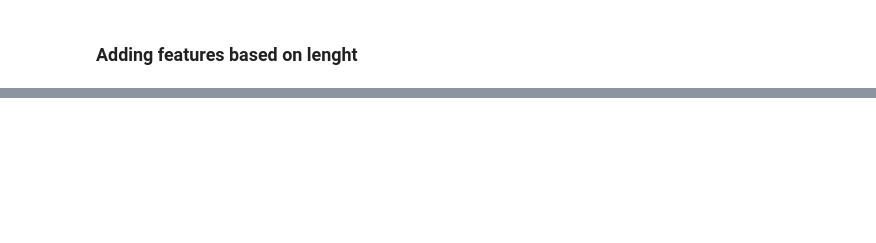
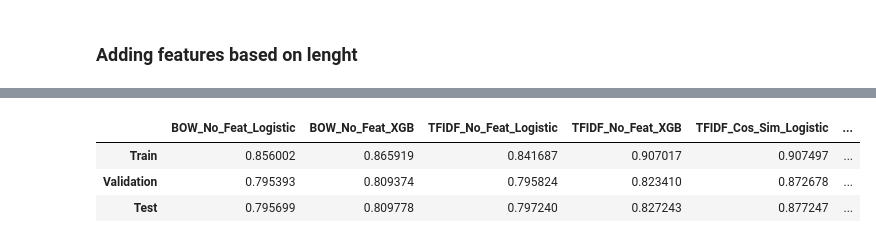
Before and after one commit to pablogrr/Quora_QP_Nlp_Feature_Eng, a Jupyter notebook: Quora_Question_Pairs(Giulio).ipynb, the cells around one changed output, grey strips where cells are left out. Saved outputs shown, nothing was run; the diff lists cells and outputs as text; code cells hidden in the pictures; blank space fills up the shorter version.

```diff
--- a/Quora_Question_Pairs(Giulio).ipynb
+++ b/Quora_Question_Pairs(Giulio).ipynb
@@ -728,4 +834,5 @@ def get_tfidf(df, tfidf, sim=True):
     else:
         return tfidf_q1q2.tocsr()
 # %%
-logistic_simple_tf_sim, xgb_model_simple_tf_sim, acc_logistic_tf_sim, acc_xgboost_tf_sim = train_models(full_train_proc_plus_feat, get_tfidf, tfidf)
+logistic_simple_tf_sim, xgb_model_simple_tf_sim, acc_logistic_tf_sim, acc_xgboost_tf_sim = \
+train_models(full_train_proc_plus_feat, get_tfidf, tfidf)
@@ -742,3 +908,4 @@ def add_a_column_feat(df, col_list, sparse_matrix):
 # %%
-cols_lenght = ['len_q1', 'len_q2', 'len_common', 'len_not_common']
-logistic_simple_tf_sim_len, xgb_model_simple_tf_sim_len, acc_logistic_tfidf_sim_len, acc_xgboost_tfidf_sim_len = train_models(full_train_proc_plus_feat, get_tfidf, tfidf, [cols_lenght], add_feat=True)
+cols_lenght = ['len_q1', 'len_q2', 'len_common', 'len_not_common', 'avg_len_q1', 'avg_len_q2']
+logistic_simple_tf_sim_len, xgb_model_simple_tf_sim_len, acc_logistic_tfidf_sim_len, acc_xgboost_tfidf_sim_len \
+ = train_models_plus_feat(X_train_q1q2, X_val_q1q2, X_test_q1q2, train_df, val_df, test_df, cols_lenght)
@@ -744,0 +970,18 @@ logistic_simple_tf_sim_len, xgb_model_simple_tf_sim_len, acc_logistic_tfidf_sim_
+# %%
+acc_logistic_tfidf_sim_len_dist_extra, acc_xgboost_tfidf_sim_len_dist_extra = [0.916002153980372, 0.884271912058425, 0.8880422678958919], [0.9922925852995674,0.9153830030420999, 0.9148043332200255]
+# %%
+hist = pd.DataFrame({'BOW_No_Feat_Logistic':acc_logistic_simple,'BOW_No_Feat_XGB':acc_xgboost_simple,
+                     'TFIDF_No_Feat_Logistic':acc_logistic_simple_tf,'TFIDF_No_Feat_XGB':acc_xgboost_simple_tf,
+                     'TFIDF_Cos_Sim_Logistic':acc_logistic_tf_sim,'TFIDF_Cos_Sim_XGB':acc_xgboost_tf_sim,
+                     'TFIDF_Cos_Sim_Len_Logistic':acc_logistic_tfidf_sim_len,'TFIDF_Cos_Sim_Len_XGB':acc_xgboost_tfidf_sim_len,
+                     'TFIDF_Cos_Sim_Len_Dist_Logistic':acc_logistic_tfidf_sim_len_dist,'TFIDF_Cos_Sim_Len_Dist_XGB':acc_xgboost_tfidf_sim_len_dist,
+                     'TFIDF_Cos_Sim_Len_Dist_ExtraFeat_Logistic':acc_logistic_tfidf_sim_len_dist_extra,'TFIDF_Cos_Sim_Len_Dist_ExtraFeat_XGB':acc_xgboost_tfidf_sim_len_dist_extra,
+                    }, index=['Train','Validation', 'Test'])
+hist.to_csv('hist.csv')
+# %%
+hist
+# %% [output]
+|  | BOW_No_Feat_Logistic | BOW_No_Feat_XGB | TFIDF_No_Feat_Logistic | TFIDF_No_Feat_XGB | TFIDF_Cos_Sim_Logistic | ... |
+| Train | 0.856002 | 0.865919 | 0.841687 | 0.907017 | 0.907497 | ... |
+| Validation | 0.795393 | 0.809374 | 0.795824 | 0.823410 | 0.872678 | ... |
+| Test | 0.795699 | 0.809778 | 0.797240 | 0.827243 | 0.877247 | ... |
```
Also changed, not shown: parts of 62 cells of this notebook, 1 other file.
